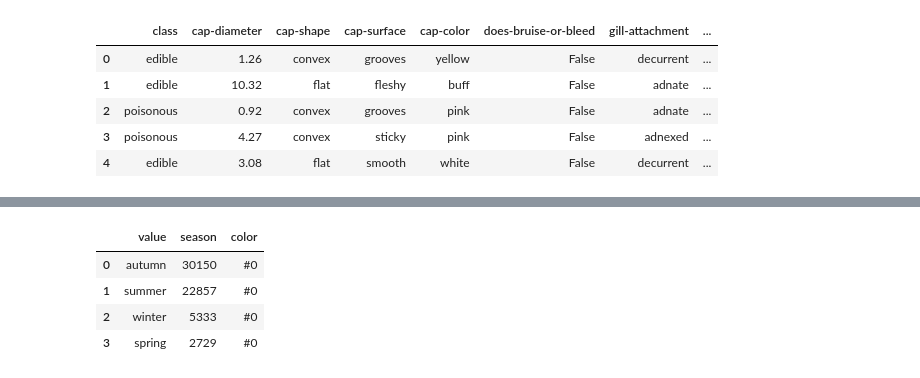
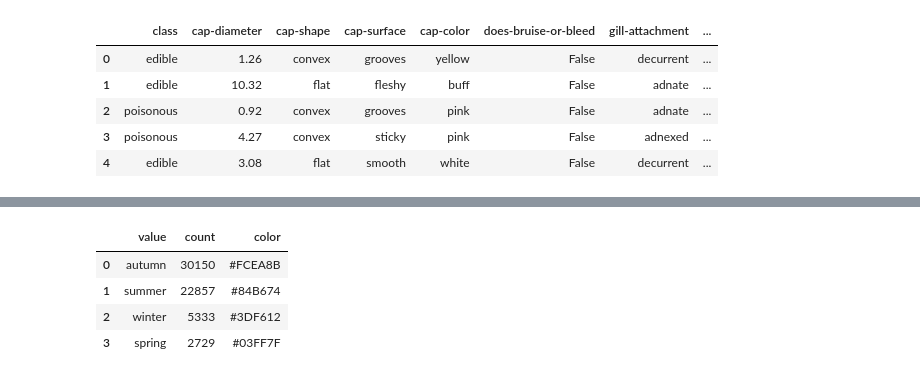
Before and after one commit to lauragabrielson/Mushroom_Classifier, a Jupyter notebook: pre_ml_analysis.ipynb, the cells around one changed output, grey strips where cells are left out. Saved outputs shown, nothing was run; the diff lists cells and outputs as text; code cells hidden in the pictures.

```diff
--- a/pre_ml_analysis.ipynb
+++ b/pre_ml_analysis.ipynb
@@ -392,14 +392,14 @@ habitat_df
 # %%
 season_df = data['season'].value_counts()
 season_df = pd.DataFrame(season_df)
-season_df = season_df.rename(columns={'class': 'count'})
+season_df = season_df.rename(columns={'season': 'count'})
 season_df = season_df.reset_index()
 season_df = season_df.rename(columns={'index': 'value'})
 season_df['color'] = season_df['value'].apply(lambda x: hexcode_func(x))
 season_df
 # %% [output]
-|  | value | season | color |
-| 0 | autumn | 30150 | #0 |
-| 1 | summer | 22857 | #0 |
-| 2 | winter | 5333 | #0 |
-| 3 | spring | 2729 | #0 |
+|  | value | count | color |
+| 0 | autumn | 30150 | #FCEA8B |
+| 1 | summer | 22857 | #84B674 |
+| 2 | winter | 5333 | #3DF612 |
+| 3 | spring | 2729 | #03FF7F |
```
Also changed, not shown: parts of 14 cells of this notebook, 13 other files.
